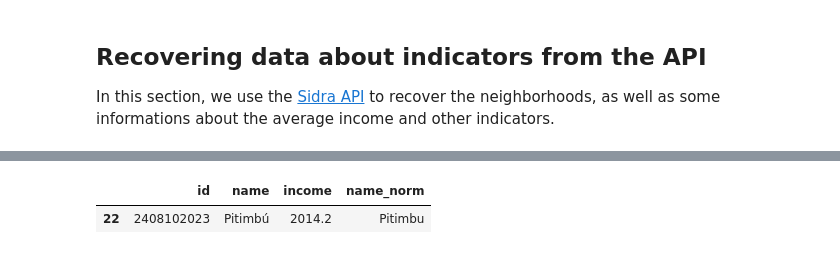
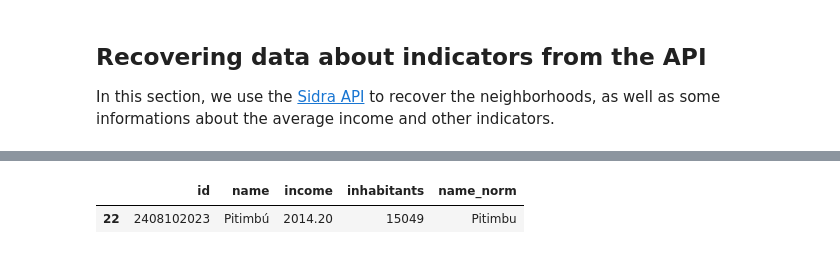
Before and after one commit to nymarya/the-walking-distance, a Jupyter notebook: noteboooks/Building_the_dataset.ipynb, the cells around one changed output, grey strips where cells are left out. Saved outputs shown, nothing was run; the diff lists cells and outputs as text; code cells hidden in the pictures.

```diff
--- a/noteboooks/Building_the_dataset.ipynb
+++ b/noteboooks/Building_the_dataset.ipynb
@@ -164 +100,3 @@ neighbourhood_df = pd.DataFrame(raw_data)
+# %%
+neighborhood_df = income_df.merge(people_df, on='D3C')
 # %%
@@ -199,0 +111,6 @@ neigh_df['name_norm'] = neigh_df.name.str.replace("ú", "u").str.replace("ó","o
+# %%
+new_columns = {'V_x':'income', 'D3C':'id', 'D3N':'name', 'V_y':'inhabitants'}
+
+neighborhood_df.rename(columns=new_columns, inplace=True)
+# %%
+neighborhood_df['name'] = neighborhood_df.name.str.split(pat=' - ', n=1, expand=True)[0]
@@ -199,0 +119,2 @@ neigh_df['name_norm'] = neigh_df.name.str.replace("ú", "u").str.replace("ó","o
+# %%
+neighborhood_df['name_norm'] = neighborhood_df.name.apply(lambda x:unidecode.unidecode(x))
@@ -200,5 +133,5 @@ neigh_df['name_norm'] = neigh_df.name.str.replace("ú", "u").str.replace("ó","o
 # %%
-neigh_df.query("name == 'Pitimbú' ")
+neighborhood_df.query("name == 'Pitimbú' ")
 # %% [output]
-|  | id | name | income | name_norm |
-| 22 | 2408102023 | Pitimbú | 2014.2 | Pitimbu |
+|  | id | name | income | inhabitants | name_norm |
+| 22 | 2408102023 | Pitimbú | 2014.20 | 15049 | Pitimbu |
```
Also changed, not shown: parts of 61 cells of this notebook.
